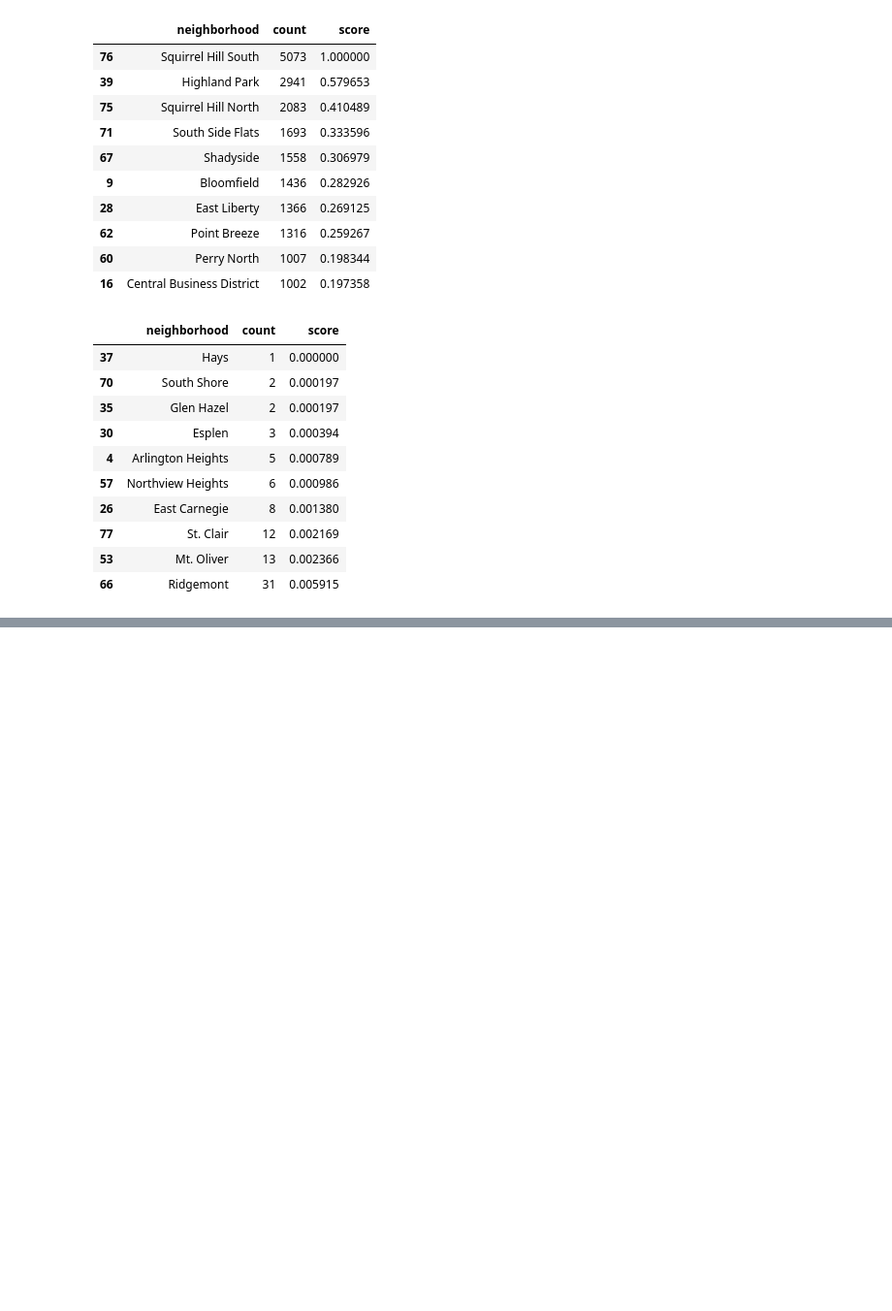
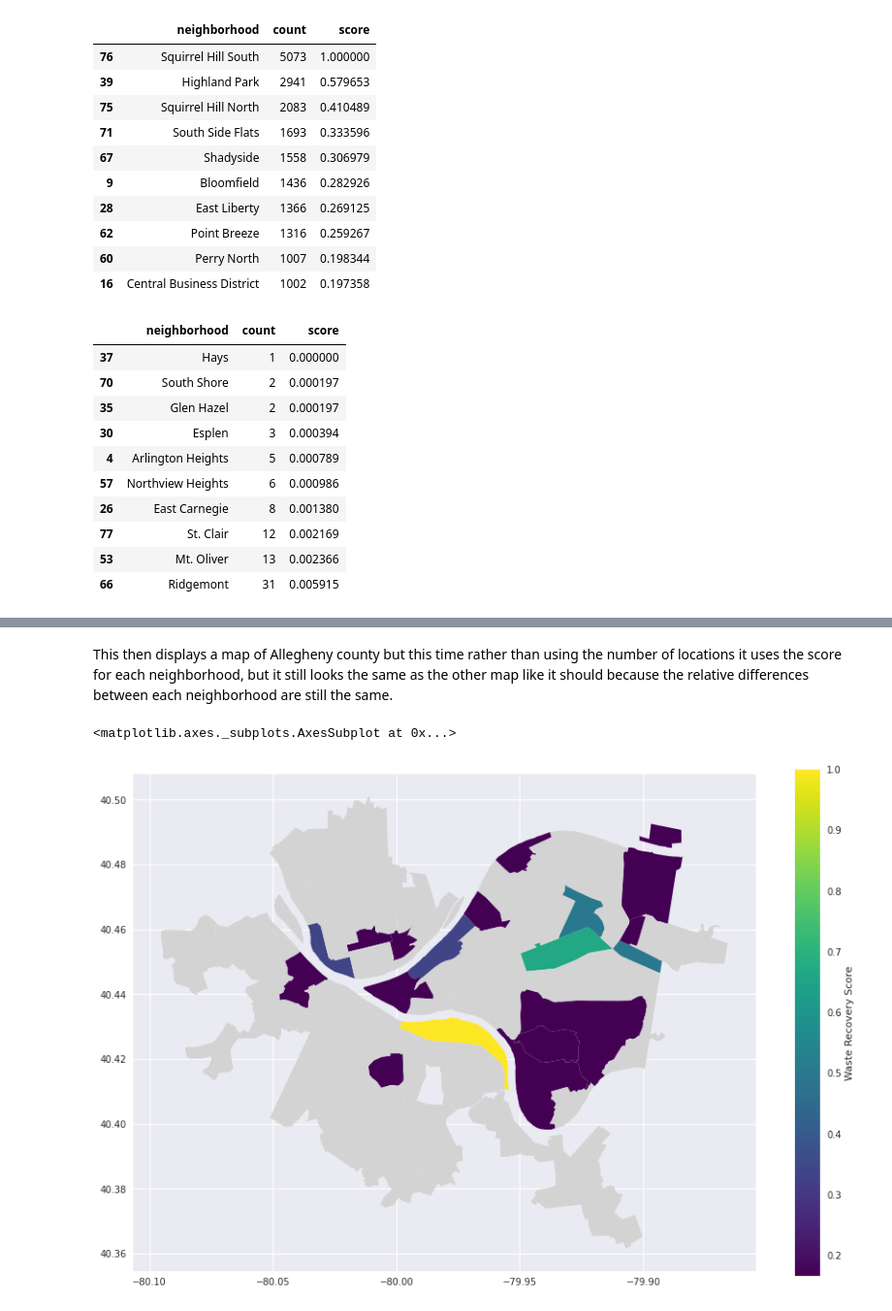
Before and after one commit to ocilical/big-ideas-final, a Jupyter notebook: main.ipynb, the cells around one changed output, grey strips where cells are left out. Shown at 97% size. Cells and saved outputs as stored; diff of their text form; code cells hidden in the pictures; blank space fills up the shorter version.

```diff
--- a/main.ipynb
+++ b/main.ipynb
@@ -97,0 +170,6 @@ treeCounts.sort_values(by="count", ascending=True).head(10)
+# %%
+maxWaste = data_filtered_count.max()['count']
+minWaste = 0
+wasteScores = data_filtered_count['count'].map(lambda x : ((x - minWaste) / (maxWaste - minWaste)))
+data_filtered_count['score'] = wasteScores
+data_filtered_count.head()
@@ -97,0 +183,13 @@ treeCounts.sort_values(by="count", ascending=True).head(10)
+# %% [markdown]
+This then displays a map of Allegheny county but this time rather than using the number of locations it uses the score for each neighborhood, but it still looks the same as the other map like it should because the relative differences between each neighborhood are still the same.
+# %%
+wasteMap = neighborhoods.merge(data_filtered_count, how = 'left', left_on = 'hood', right_on = 'neighborhood')
+wasteMap.plot(column = "score",
+             cmap = "viridis",
+             legend = True,
+             legend_kwds = {'label': "Waste Recovery Score"},
+             figsize = (15,10),
+             missing_kwds = {"color": "lightgrey"})
+# %% [output]
+<matplotlib.axes._subplots.AxesSubplot at 0x...>
+[figure, added]
```
Also changed, not shown: parts of 24 cells of this notebook, 1 other file.
